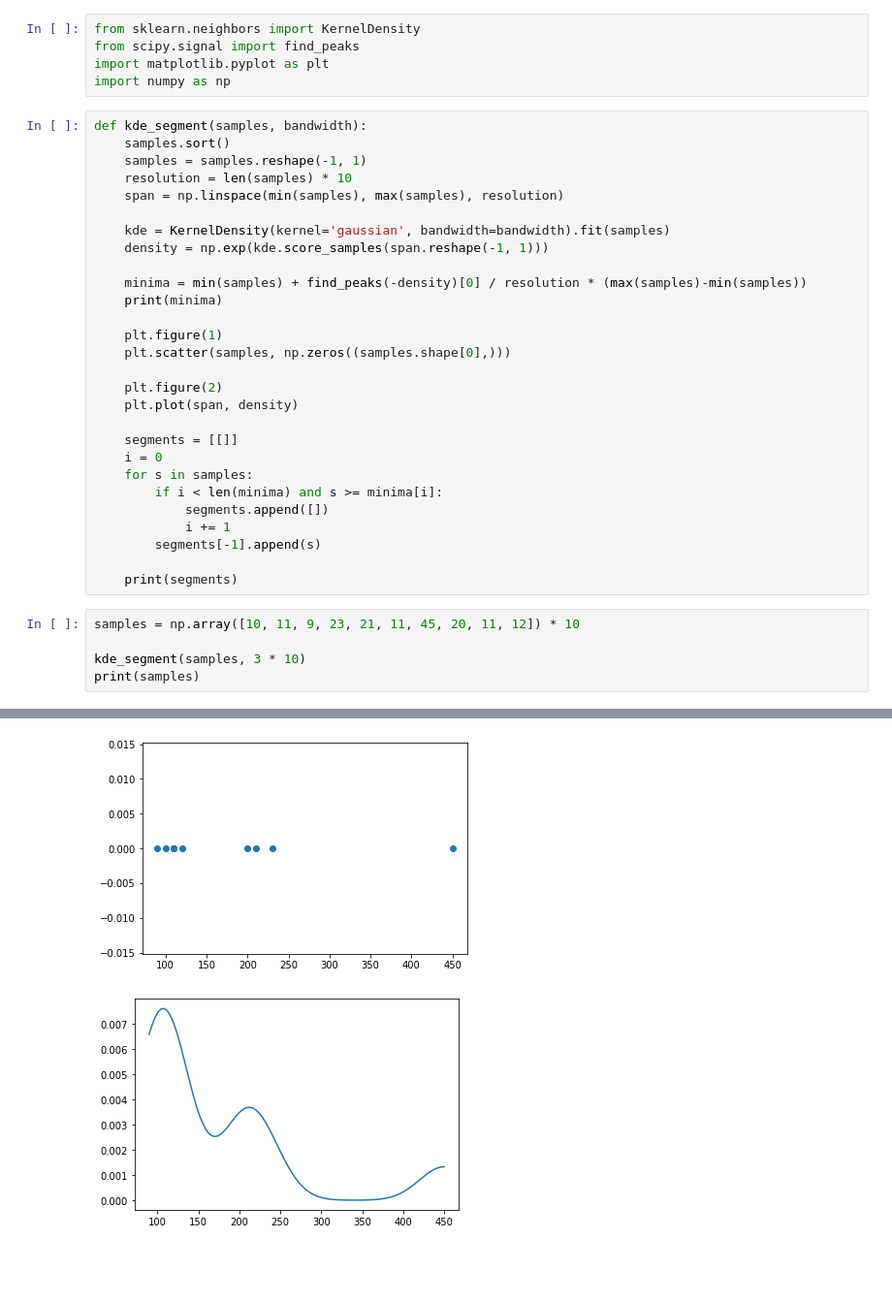
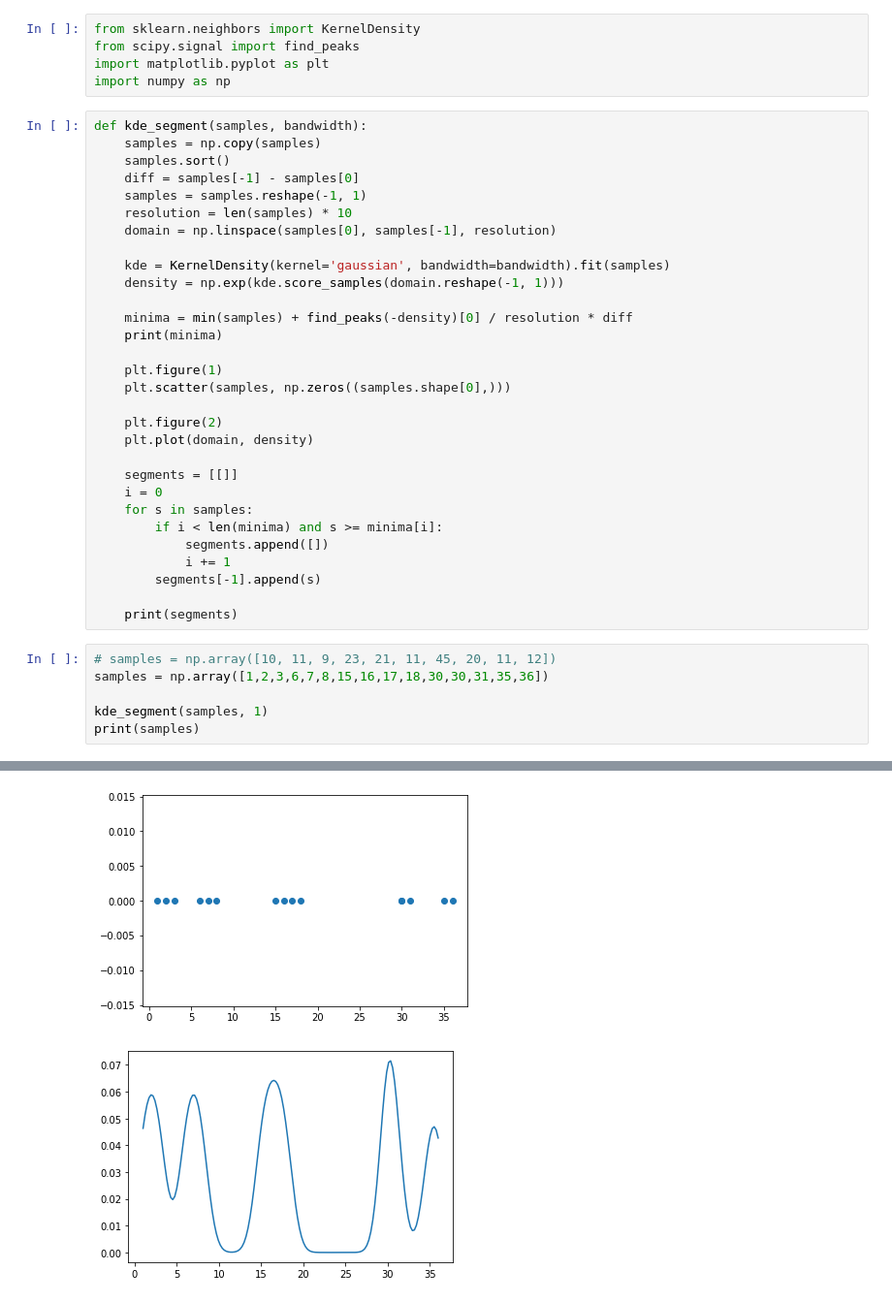
Before and after one commit to dlzou/jianpu-omr, a Jupyter notebook: kde.ipynb, the cells around one changed output, grey strips where cells are left out. Shown: that part at 97% size. Cells and saved outputs as stored; diff of their text form; blank space fills up the shorter version.

```diff
--- a/kde.ipynb
+++ b/kde.ipynb
@@ -5,22 +5,24 @@ import matplotlib.pyplot as plt
 import numpy as np
 # %%
 def kde_segment(samples, bandwidth):
+    samples = np.copy(samples)
     samples.sort()
+    diff = samples[-1] - samples[0]
     samples = samples.reshape(-1, 1)
     resolution = len(samples) * 10
-    span = np.linspace(min(samples), max(samples), resolution)
+    domain = np.linspace(samples[0], samples[-1], resolution)
 
     kde = KernelDensity(kernel='gaussian', bandwidth=bandwidth).fit(samples)
-    density = np.exp(kde.score_samples(span.reshape(-1, 1)))
+    density = np.exp(kde.score_samples(domain.reshape(-1, 1)))
 
-    minima = min(samples) + find_peaks(-density)[0] / resolution * (max(samples)-min(samples))
+    minima = min(samples) + find_peaks(-density)[0] / resolution * diff
     print(minima)
 
     plt.figure(1)
     plt.scatter(samples, np.zeros((samples.shape[0],)))
 
     plt.figure(2)
-    plt.plot(span, density)
+    plt.plot(domain, density)
 
     segments = [[]]
     i = 0
@@ -32,8 +34,9 @@ def kde_segment(samples, bandwidth):
 
     print(segments)
 # %%
-samples = np.array([10, 11, 9, 23, 21, 11, 45, 20, 11, 12]) * 10
+# samples = np.array([10, 11, 9, 23, 21, 11, 45, 20, 11, 12])
+samples = np.array([1,2,3,6,7,8,15,16,17,18,30,30,31,35,36])
 
-kde_segment(samples, 3 * 10)
+kde_segment(samples, 1)
 print(samples)
 # %% [output]
@@ -43,2 +46,2 @@ print(samples)
-[figure, old version]
+[figure, new version]
-[figure, old version]
+[figure, new version]
```
Also changed, not shown: parts of 1 cell of this notebook, 2 other files.
